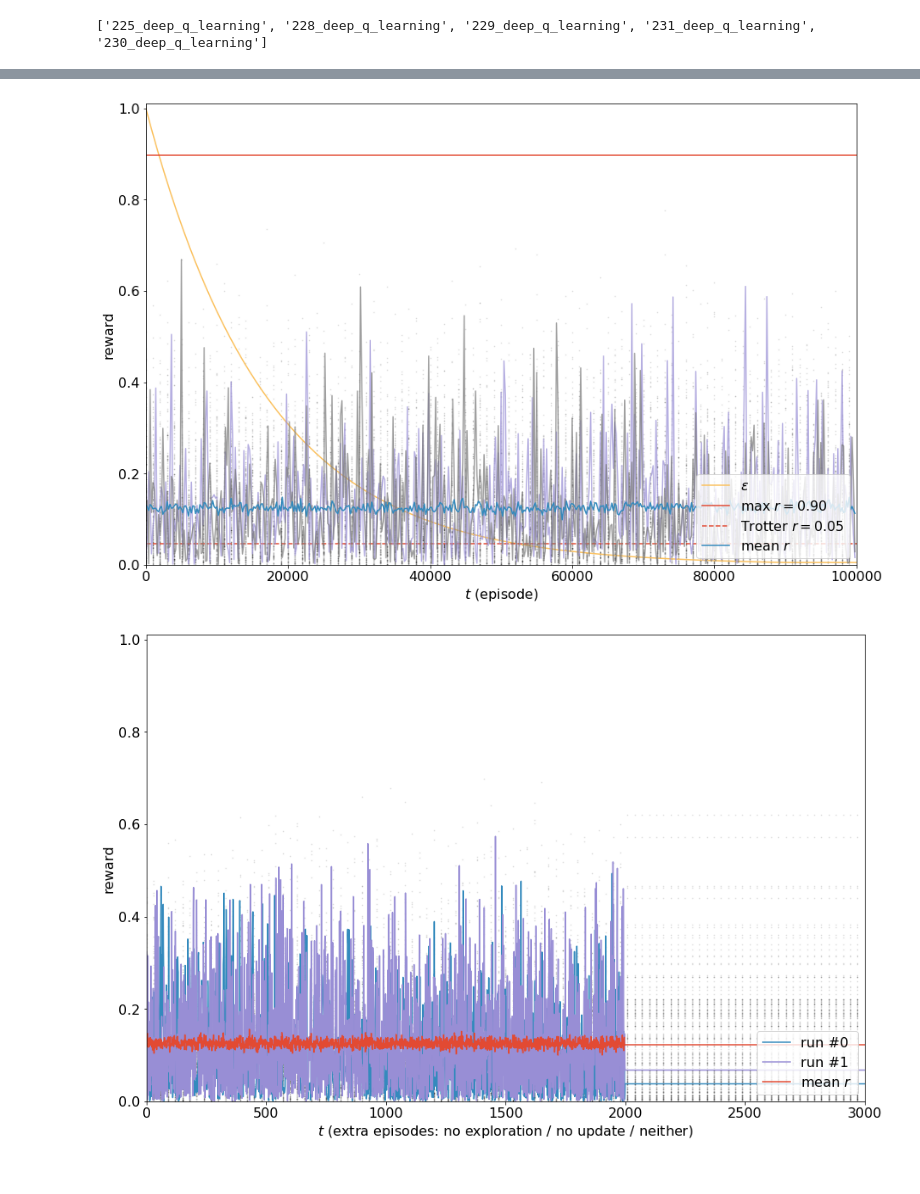
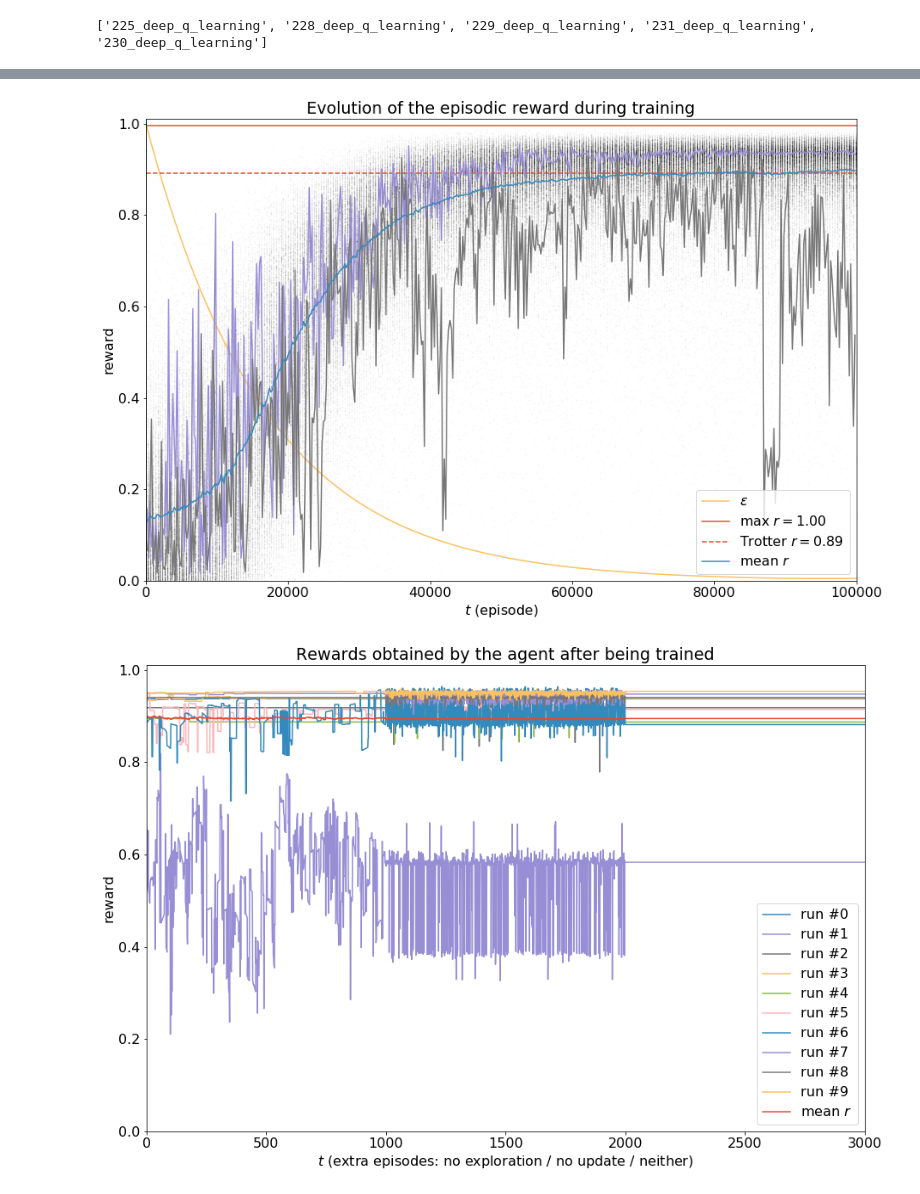
Before and after one commit to adrienbolens/reinforcement-learning-and-quantum-simulations, a Jupyter notebook: results/view_results.ipynb, the cells around one changed output, grey strips where cells are left out. Drawn from its saved outputs; the diff is of its cells as text; code cells hidden in the pictures.

```diff
--- a/results/view_results.ipynb
+++ b/results/view_results.ipynb
@@ -34,5 +35,5 @@ ax.tick_params(axis='x', labelsize=12)
 # %%
-index = 230
+index = 219
 path_to_data = output / (str(index) + '_deep_q_learning')
 # %%
 categories = ['main', 'q_learning', 'neural_network']
@@ -59,14 +60,14 @@ q_learning:
 # %%
 fig, ax = plt.subplots(figsize=(15, 10))
-plots.plot_rewards_vs_episodes(path_to_data, n_x=500, n_x_scatter=100,
+plots.plot_rewards_vs_episodes(path_to_data, n_x=500, n_x_scatter=300,
                                scatter=True, n_individual_runs=2, n_slices=0, ax=ax)
 # %% [output]
-[figure, old version]
+[figure, new version]
 # %%
 fig, ax = plt.subplots(figsize=(15, 10))
-plots.plot_rewards_vs_extra_episodes(path_to_data, n_x=None, n_x_scatter=100, scatter=True, ax=ax)
+plots.plot_rewards_vs_extra_episodes(path_to_data, n_individual_runs=10, n_x=None, scatter=False, ax=ax)
 # %% [output]
-[figure, old version]
+[figure, new version]
 # %%
 fig, ax = plt.subplots(figsize=(15, 10))
 plots.plot_network_metrics(path_to_data, n_x_scatter=100, scatter=True)
```
Also changed, not shown: parts of 5 cells of this notebook, 5 other files.
